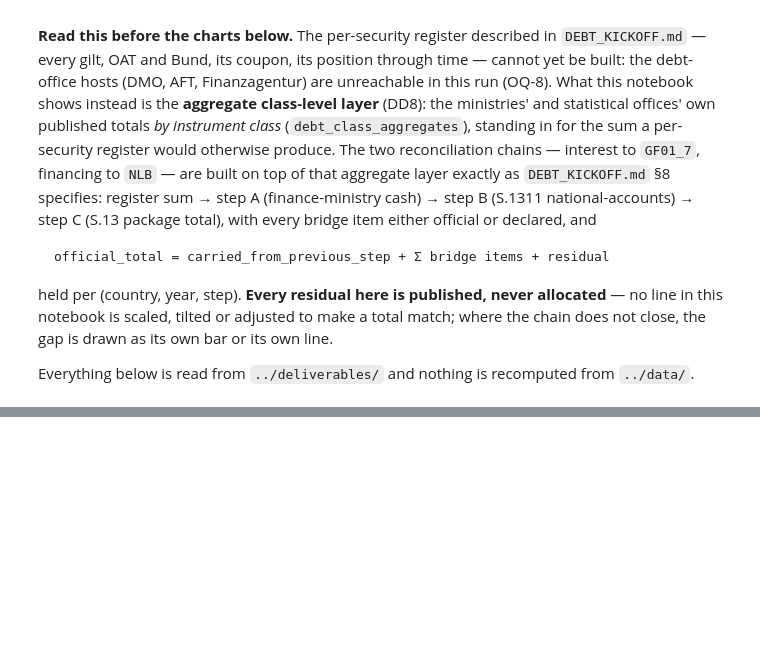
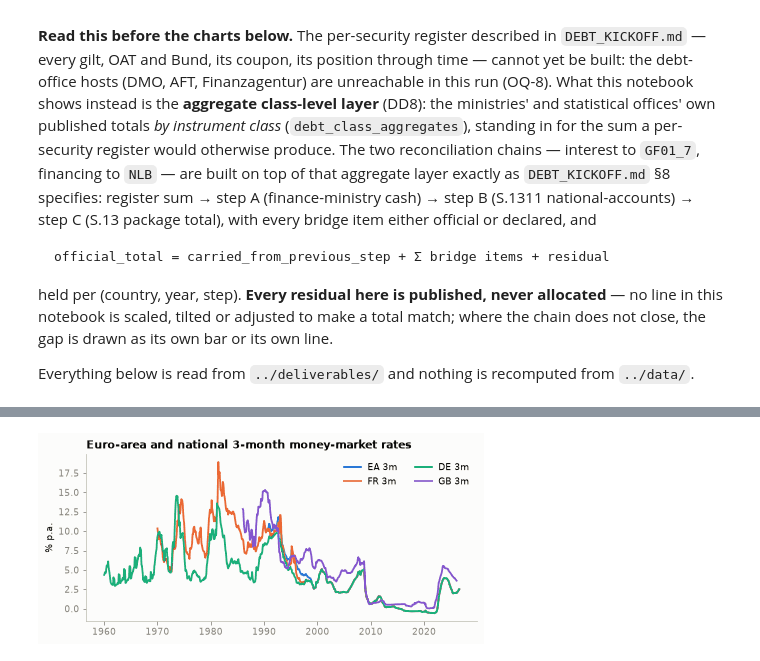
Before and after one commit to adrianchiu1/redbox, a Jupyter notebook: notebooks/debtbook.ipynb, the cells around one changed output, grey strips where cells are left out. Drawn from its saved outputs; the diff is of its cells as text; code cells hidden in the pictures; blank space fills up the shorter version.

```diff
--- a/notebooks/debtbook.ipynb
+++ b/notebooks/debtbook.ipynb
@@ -139,0 +185,12 @@ def thousands(ax):
+# %%
+fig, ax = plt.subplots()
+line(ax, "EA_MM_3M", "EA 3m", BLUE)
+line(ax, "FR_IR3", "FR 3m", ORANGE)
+line(ax, "DE_IR3", "DE 3m", GREEN)
+line(ax, "GB_IR3", "GB 3m", PURPLE)
+ax.set_title("Euro-area and national 3-month money-market rates")
+ax.set_ylabel("% p.a.")
+ax.legend(ncol=2)
+show(fig)
+# %% [output]
+[figure, added]
```
Also changed, not shown: parts of 43 cells of this notebook, 6 other files.
